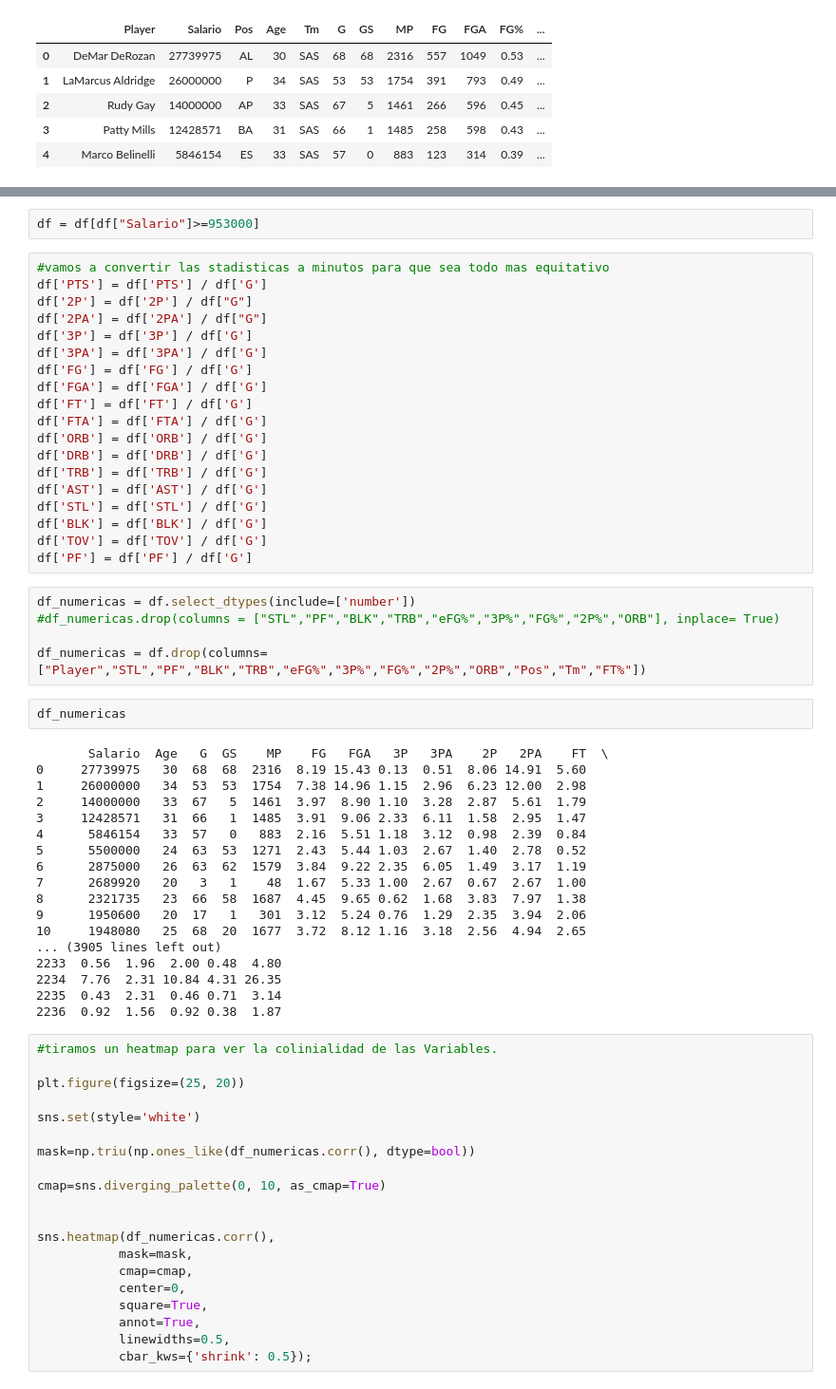
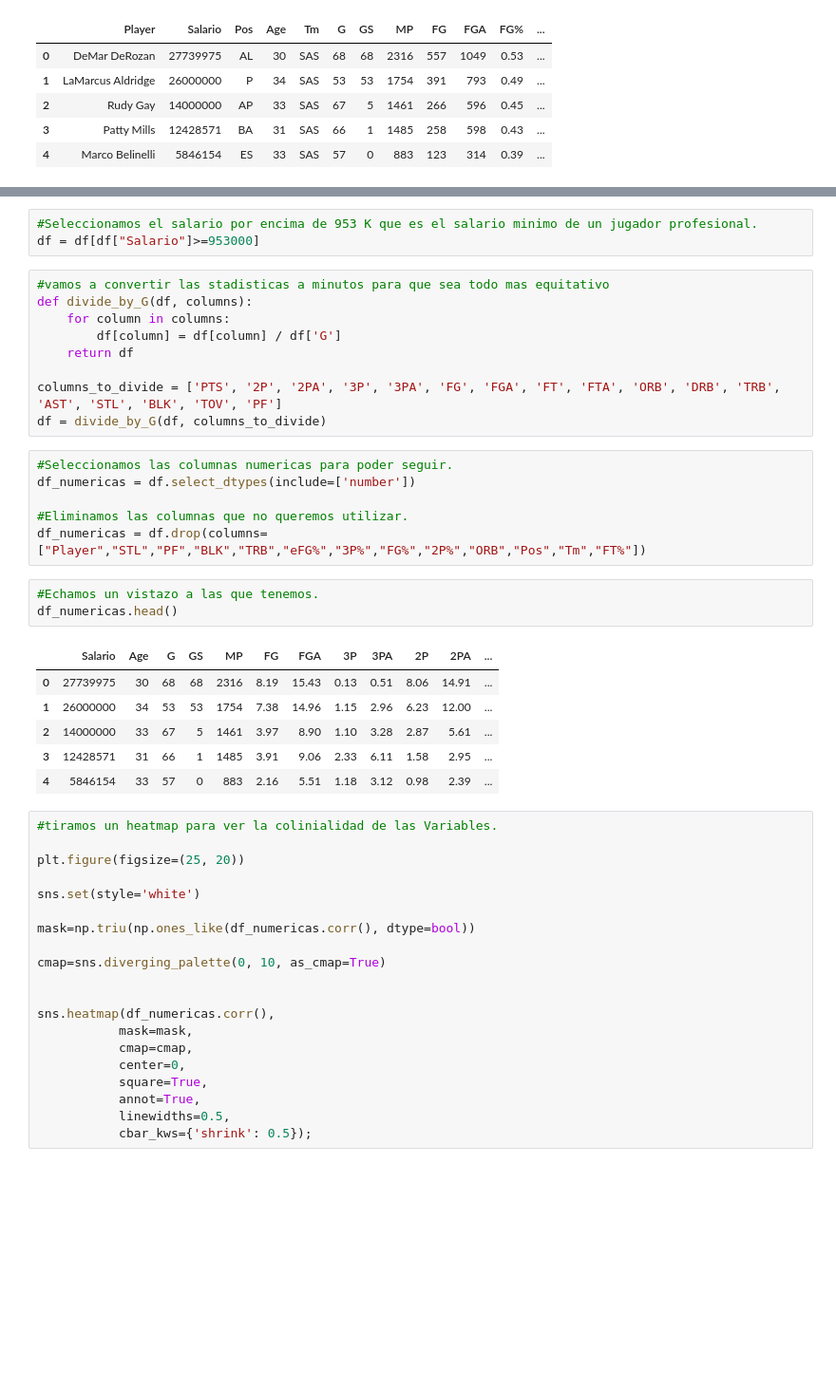
Before and after one commit to SergioPrior/NBA_model_ML, a Jupyter notebook: src/MODELO_FINAL.ipynb, the cells around one changed output, grey strips where cells are left out. Shown: that part at 95% size. Saved outputs shown, nothing was run; the diff lists cells and outputs as text; blank space fills up the shorter version.

```diff
--- a/src/MODELO_FINAL.ipynb
+++ b/src/MODELO_FINAL.ipynb
@@ -57,49 +43,31 @@ df.describe()
 # %%
+#Seleccionamos el salario por encima de 953 K que es el salario minimo de un jugador profesional.
 df = df[df["Salario"]>=953000]
 # %%
 #vamos a convertir las stadisticas a minutos para que sea todo mas equitativo
-df['PTS'] = df['PTS'] / df['G']
-df['2P'] = df['2P'] / df["G"]
-df['2PA'] = df['2PA'] / df["G"]
-df['3P'] = df['3P'] / df['G']
-df['3PA'] = df['3PA'] / df['G']
-df['FG'] = df['FG'] / df['G']
-df['FGA'] = df['FGA'] / df['G']
-df['FT'] = df['FT'] / df['G']
-df['FTA'] = df['FTA'] / df['G']
-df['ORB'] = df['ORB'] / df['G']
-df['DRB'] = df['DRB'] / df['G']
-df['TRB'] = df['TRB'] / df['G']
-df['AST'] = df['AST'] / df['G']
-df['STL'] = df['STL'] / df['G']
-df['BLK'] = df['BLK'] / df['G']
-df['TOV'] = df['TOV'] / df['G']
-df['PF'] = df['PF'] / df['G']
+def divide_by_G(df, columns):
+    for column in columns:
+        df[column] = df[column] / df['G']
+    return df
+
+columns_to_divide = ['PTS', '2P', '2PA', '3P', '3PA', 'FG', 'FGA', 'FT', 'FTA', 'ORB', 'DRB', 'TRB', 'AST', 'STL', 'BLK', 'TOV', 'PF']
+df = divide_by_G(df, columns_to_divide)
 # %%
+#Seleccionamos las columnas numericas para poder seguir.
 df_numericas = df.select_dtypes(include=['number'])
-#df_numericas.drop(columns = ["STL","PF","BLK","TRB","eFG%","3P%","FG%","2P%","ORB"], inplace= True)
 
+#Eliminamos las columnas que no queremos utilizar.
 df_numericas = df.drop(columns=["Player","STL","PF","BLK","TRB","eFG%","3P%","FG%","2P%","ORB","Pos","Tm","FT%"])
 # %%
-df_numericas
+#Echamos un vistazo a las que tenemos.
+df_numericas.head()
 # %% [output]
-       Salario  Age   G  GS    MP    FG   FGA   3P   3PA    2P   2PA    FT  \
-0     27739975   30  68  68  2316  8.19 15.43 0.13  0.51  8.06 14.91  5.60
-1     26000000   34  53  53  1754  7.38 14.96 1.15  2.96  6.23 12.00  2.98
-2     14000000   33  67   5  1461  3.97  8.90 1.10  3.28  2.87  5.61  1.79
-3     12428571   31  66   1  1485  3.91  9.06 2.33  6.11  1.58  2.95  1.47
-4      5846154   33  57   0   883  2.16  5.51 1.18  3.12  0.98  2.39  0.84
-5      5500000   24  63  53  1271  2.43  5.44 1.03  2.67  1.40  2.78  0.52
-6      2875000   26  63  62  1579  3.84  9.22 2.35  6.05  1.49  3.17  1.19
-7      2689920   20   3   1    48  1.67  5.33 1.00  2.67  0.67  2.67  1.00
-8      2321735   23  66  58  1687  4.45  9.65 0.62  1.68  3.83  7.97  1.38
-9      1950600   20  17   1   301  3.12  5.24 0.76  1.29  2.35  3.94  2.06
-10     1948080   25  68  20  1677  3.72  8.12 1.16  3.18  2.56  4.94  2.65
-... (3905 lines left out)
-2233  0.56  1.96  2.00 0.48  4.80
-2234  7.76  2.31 10.84 4.31 26.35
-2235  0.43  2.31  0.46 0.71  3.14
-2236  0.92  1.56  0.92 0.38  1.87
+|  | Salario | Age | G | GS | MP | FG | FGA | 3P | 3PA | 2P | 2PA | ... |
+| 0 | 27739975 | 30 | 68 | 68 | 2316 | 8.19 | 15.43 | 0.13 | 0.51 | 8.06 | 14.91 | ... |
+| 1 | 26000000 | 34 | 53 | 53 | 1754 | 7.38 | 14.96 | 1.15 | 2.96 | 6.23 | 12.00 | ... |
+| 2 | 14000000 | 33 | 67 | 5 | 1461 | 3.97 | 8.90 | 1.10 | 3.28 | 2.87 | 5.61 | ... |
+| 3 | 12428571 | 31 | 66 | 1 | 1485 | 3.91 | 9.06 | 2.33 | 6.11 | 1.58 | 2.95 | ... |
+| 4 | 5846154 | 33 | 57 | 0 | 883 | 2.16 | 5.51 | 1.18 | 3.12 | 0.98 | 2.39 | ... |
 # %%
 #tiramos un heatmap para ver la colinialidad de las Variables.
 
```
Also changed, not shown: parts of 39 cells of this notebook, 34 other files.
